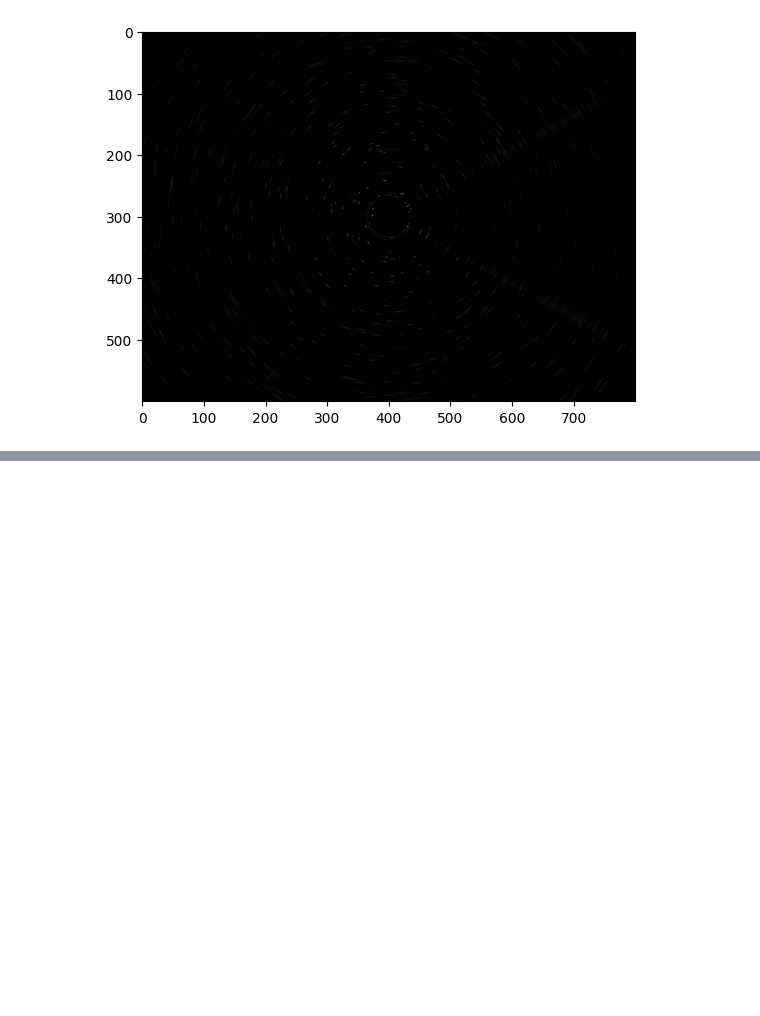
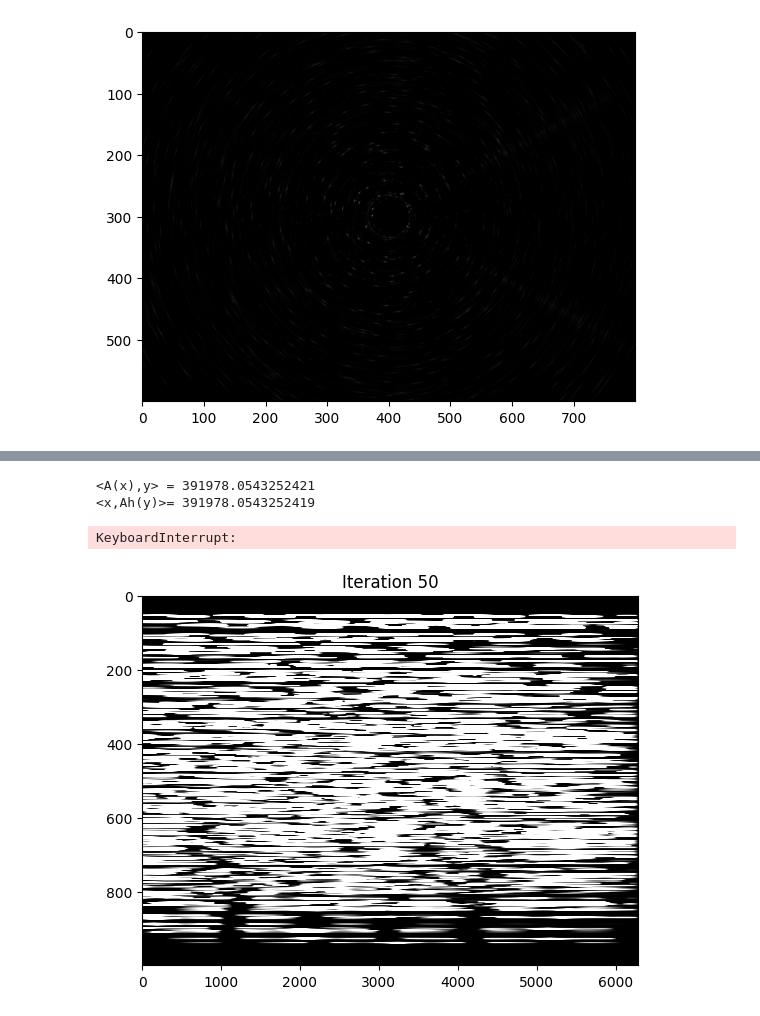
Before and after one commit to GSNikhil/star-trail-removal, a Jupyter notebook: main.ipynb, the cells around one changed output, grey strips where cells are left out. Drawn from its saved outputs; the diff is of its cells as text; code cells hidden in the pictures; blank space fills up the shorter version.

```diff
--- a/main.ipynb
+++ b/main.ipynb
@@ -200,0 +246,51 @@ plt.imshow(contrast_stetch(img_recon_wiener), cmap='gray')
+# %%
+def A(x, pad_psf):
+    H_bar = F(ifftshift(pad_psf))
+    H = np.real(Fh(H_bar * F(x)))
+    return crop(H)
+
+def Ah(y, pad_psf):
+    H = F(ifftshift(pad_psf))
+    H_star = np.conj(H)
+    return np.real(Fh(H_star*F(pad(y, y))))
+# %%
+## Testing the implemented functions.
+[M,N] = star_trail_img.shape
+x = np.random.rand(2*M, 2*N)
+y = np.random.rand(M,N)
+pad_psf = pad(kernel, x)
+
+Ax_y = np.sum(A(x, pad_psf)*y)
+x_Ahy = np.sum(x*Ah(y, pad_psf))
+
+## They should have the same value.
+print('<A(x),y> =',Ax_y)
+print('<x,Ah(y)>=',x_Ahy)
+# %% [output]
+<A(x),y> = 391978.0543252421
+<x,Ah(y)>= 391978.0543252419
+# %%
+n_iters = 500   #Number of iterations
+x_k = np.zeros((2*M, 2*N))   #Initialize with zeros
+mu = 1    #Step size
+
+fig = plt.figure()   #Initialize figure
+im_obj = plt.imshow(x_k, cmap='gray', aspect='auto')
+title_obj = plt.title('Iteration {}'.format(0))
+
+for k in range(n_iters):
+    x_k = x_k - mu * Ah(A(x_k, pad_psf) - star_trail_img, pad_psf)
+
+    ## Display progress
+    if k%10 == 0:
+        im_obj.set_data(np.maximum(crop(x_k)/np.max(x_k),0))
+        plt.title('Iteration {}'.format(k))
+        drawnow(fig)
+
+x_gd = x_k
+
+im_obj.set_data(np.maximum(crop(x_k)/np.max(x_k),0))
+plt.title('Iteration {}'.format(k))
+# %% [output]
+KeyboardInterrupt:
+[figure, added]
```
Also changed, not shown: parts of 9 cells of this notebook.
